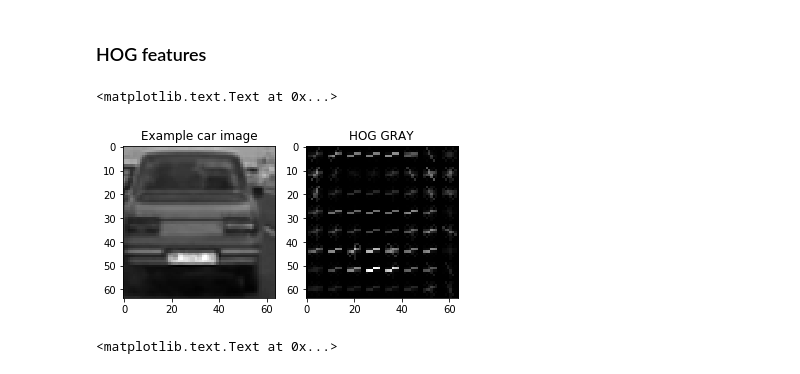
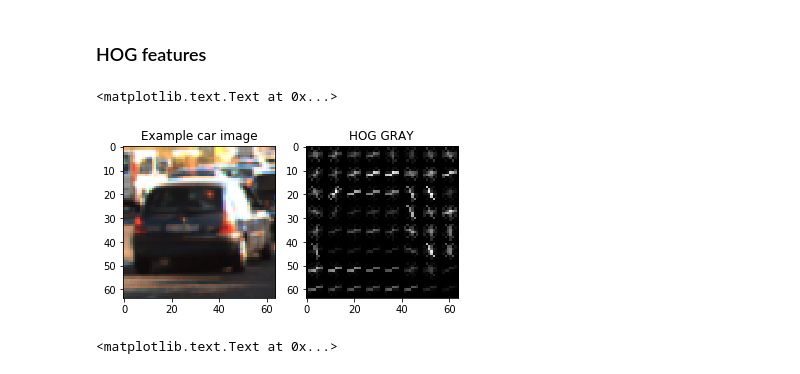
Before and after one commit to shuangxia/self-driving-car-engineer, a Jupyter notebook: P5-submission/vehicles_detection.ipynb, the cells around one changed output. Drawn from its saved outputs; the diff is of its cells as text; code cells hidden in the pictures.

```diff
--- a/P5-submission/vehicles_detection.ipynb
+++ b/P5-submission/vehicles_detection.ipynb
@@ -109,16 +110,16 @@ axes[1][1].set_title('Noncar - Spatially Binned Features')
 # %% [markdown]
 ### HOG features
 # %%
-gray = cv2.cvtColor(image_car, cv2.COLOR_RGB2GRAY)
-hog_features, hog_image = get_hog_features(gray, orient=9, pix_per_cell=8, cell_per_block=2,
+cimage = cv2.cvtColor(image_car, cv2.COLOR_RGB2YCrCb)
+hog_features, hog_image = get_hog_features(cimage[:,:,0], orient=9, pix_per_cell=8, cell_per_block=2,
                         vis=True, feature_vec=True)
 # %%
 f, axes = plt.subplots(1, 2)
-axes[0].imshow(gray, cmap='gray')
+axes[0].imshow(image_car, cmap='gray')
 axes[0].set_title('Example car image')
 axes[1].imshow(hog_image, cmap='gray')
 axes[1].set_title('HOG GRAY')
 # %% [output]
 <matplotlib.text.Text at 0x...>
-[figure, old version]
+[figure, new version]
 # %%
```
Also changed, not shown: parts of 27 cells of this notebook, 2 other files.
